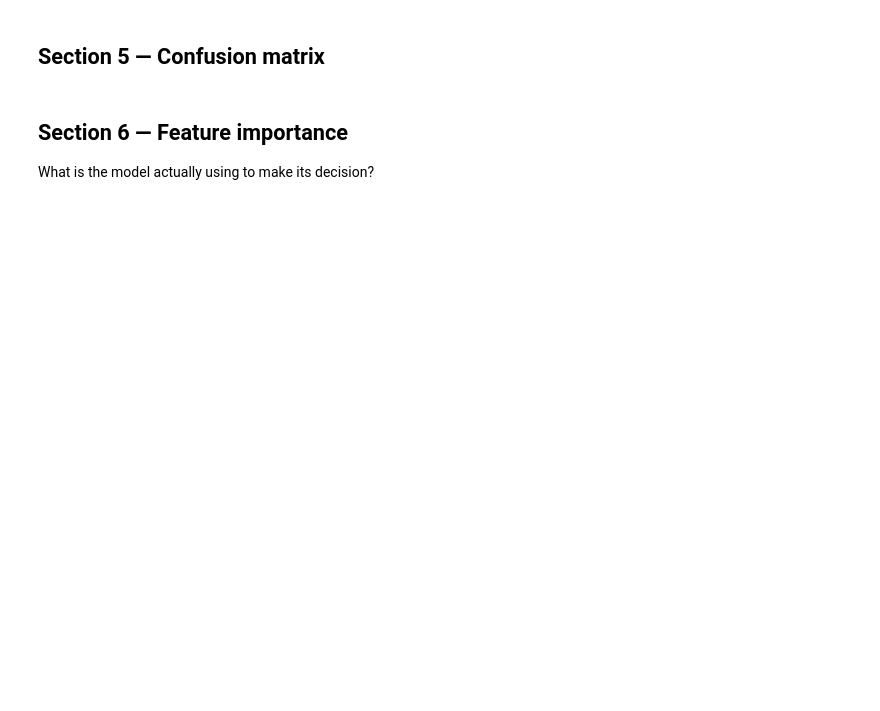
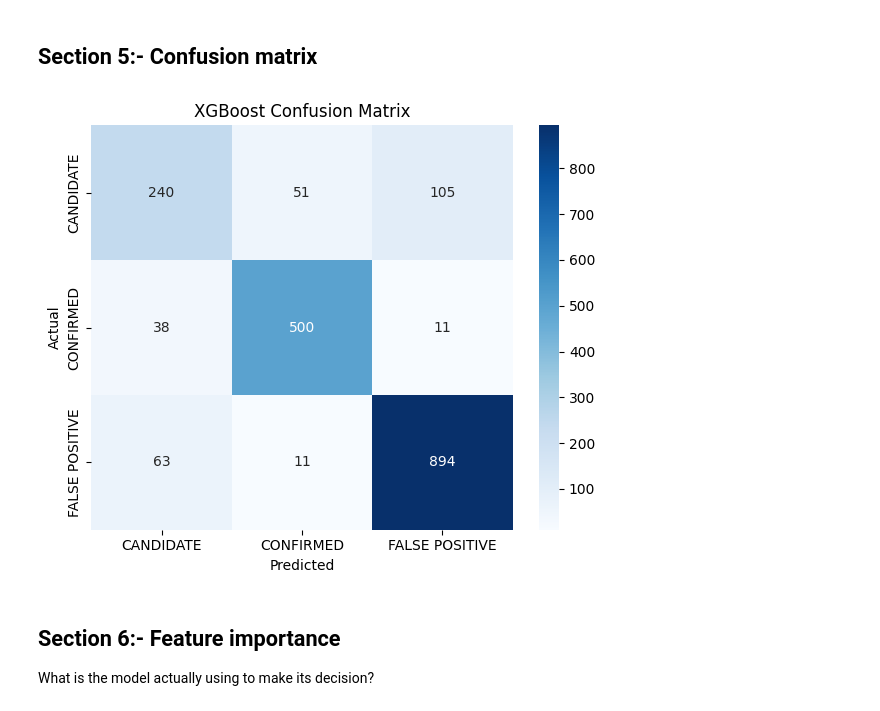
Before and after one commit to krup07/BAH2026_Challenge7_Exoplanet, a Jupyter notebook: exoplanet_detection_pipeline/exoplanet_detection_pipeline.ipynb, the cells around one changed output. Drawn from its saved outputs; the diff is of its cells as text; code cells hidden in the pictures; blank space fills up the shorter version.

```diff
--- a/exoplanet_detection_pipeline/exoplanet_detection_pipeline.ipynb
+++ b/exoplanet_detection_pipeline/exoplanet_detection_pipeline.ipynb
@@ -246,18 +277,20 @@ print(classification_report(y_test, xgb_pred, target_names=CLASS_NAMES))
 # %% [markdown]
-## Section 5 — Confusion matrix
+## Section 5:- Confusion matrix
 # %%
 cm = confusion_matrix(y_test, xgb_pred)
 plt.figure(figsize=(6, 5))
 sns.heatmap(cm, annot=True, fmt="d", cmap="Blues",
             xticklabels=CLASS_NAMES, yticklabels=CLASS_NAMES)
 plt.xlabel("Predicted")
 plt.ylabel("Actual")
-plt.title("XGBoost Confusion Matrix (leakage-free model)")
+plt.title("XGBoost Confusion Matrix")
 plt.tight_layout()
 plt.savefig("outputs/confusion_matrix.png", dpi=150)
 plt.show()
+# %% [output]
+[figure, added]
 # %% [markdown]
-## Section 6 — Feature importance
+## Section 6:- Feature importance
 What is the model actually using to make its decision?
 # %%
 importances = pd.Series(xgb.feature_importances_, index=FEATURE_COLS).sort_values()
```
Also changed, not shown: parts of 29 cells of this notebook.
